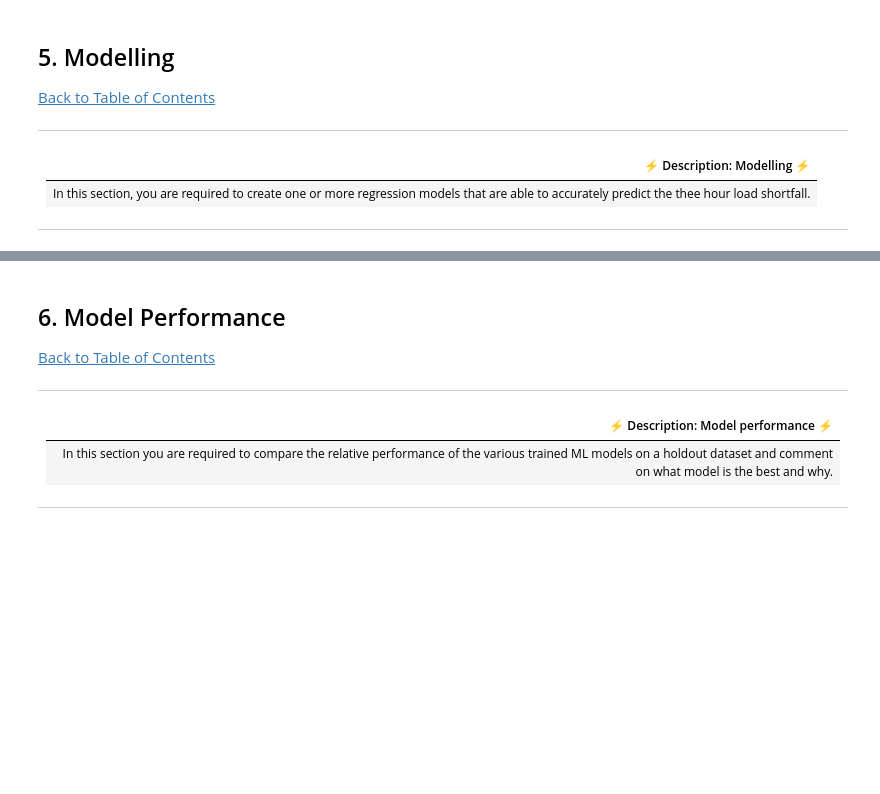
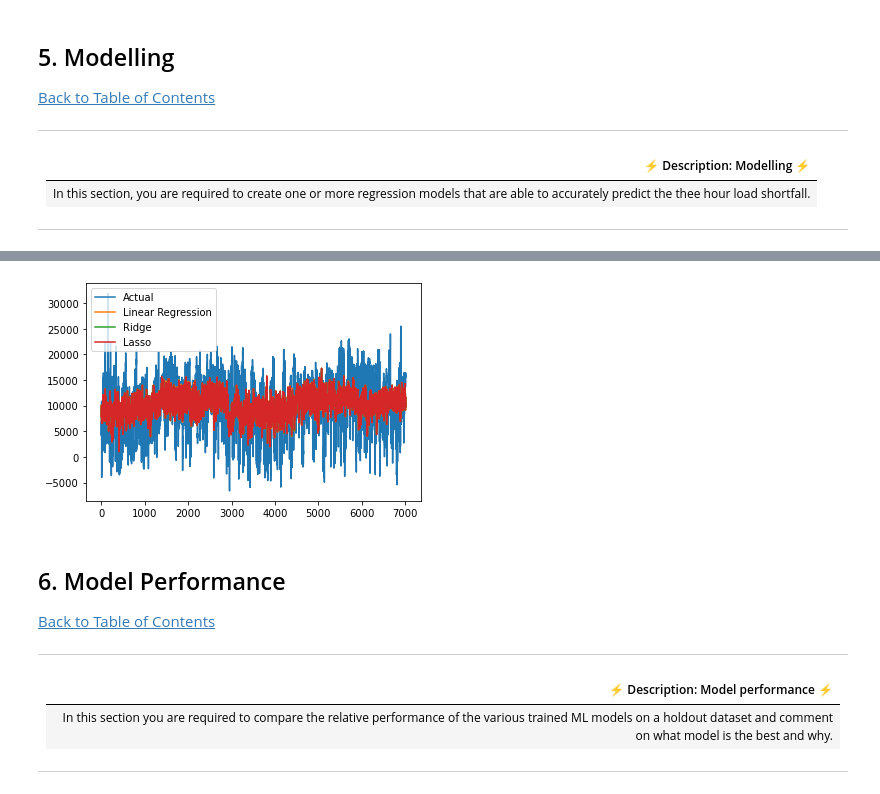
Before and after one commit to StephenGQuimpo/load-shortfall-regression-predict-api, a Jupyter notebook: regression_predict_ZF4.ipynb, the cells around one changed output, grey strips where cells are left out. Drawn from its saved outputs; the diff is of its cells as text; code cells hidden in the pictures; blank space fills up the shorter version.

```diff
--- a/regression_predict_ZF4.ipynb
+++ b/regression_predict_ZF4.ipynb
@@ -463,2 +505,4 @@ def get_date_time_features(df):
 # %%
-# split data
+# split data into training and validation sets
+# we will not use random sampling as the chronology of time is an important factor
+X_train, X_val, y_train, y_val = train_test_split(X_scaled, y, test_size=0.2, shuffle=False)
@@ -470,0 +517,10 @@ def get_date_time_features(df):
+# %%
+# Initialise the models
+lm = LinearRegression()
+ridge = Ridge()
+lasso = Lasso(alpha=0.05)
+# %%
+# train the models
+lm.fit(X_train, y_train)
+ridge.fit(X_train, y_train)
+lasso.fit(X_train, y_train)
@@ -470,0 +529,5 @@ def get_date_time_features(df):
+# %%
+# Predictions on the training set
+train_lm_pred = lm.predict(X_train)
+train_ridge_pred = ridge.predict(X_train)
+train_lasso_pred = lasso.predict(X_train)
@@ -471,3 +599,13 @@ def get_date_time_features(df):
+# %%
+# plot training predictions vs. actual training target
+plt.plot(np.arange(len(y_train)), y_train, label='Actual')
+plt.plot(np.arange(len(y_train)), train_lm_pred, label='Linear Regression')
+plt.plot(np.arange(len(y_train)), train_ridge_pred, label='Ridge')
+plt.plot(np.arange(len(y_train)), train_lasso_pred, label='Lasso')
+plt.legend()
+plt.show()
+# %% [output]
+[figure, added]
 # %% [markdown]
 <a id="six"></a>
 ## 6. Model Performance
```
Also changed, not shown: parts of 20 cells of this notebook.
